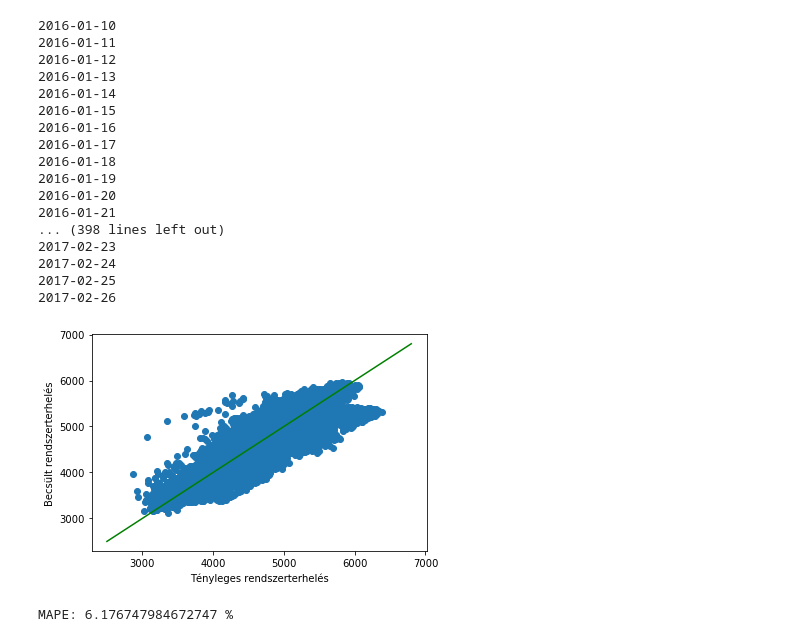
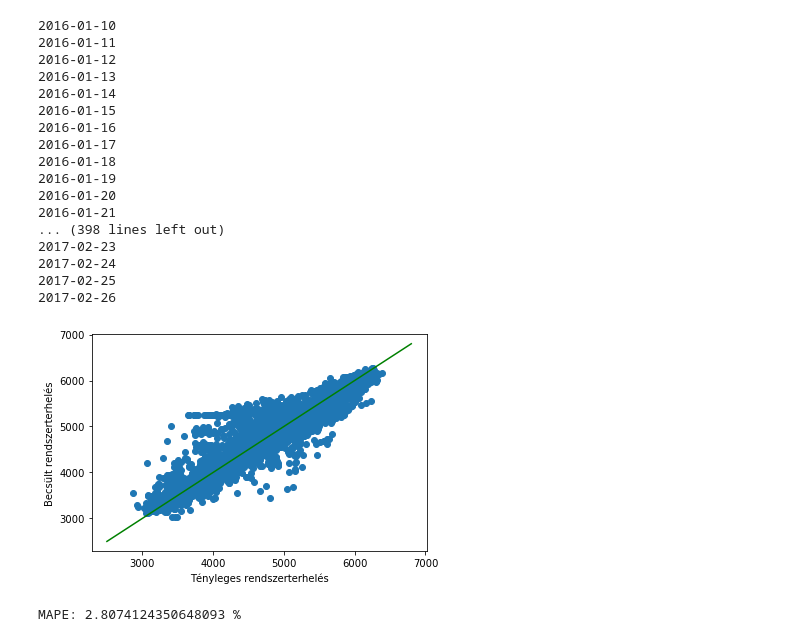
Before and after one commit to Universal95/DataMining_In_The_Energetics, a Jupyter notebook: Prediction.ipynb, the cells around one changed output. Saved outputs shown, nothing was run; the diff lists cells and outputs as text; code cells hidden in the pictures.

Commit message:
modified prediction

```diff
--- a/Prediction.ipynb
+++ b/Prediction.ipynb
@@ -156,41 +95,36 @@ data.__delitem__(TARGET)
 
 for x in [24,48,96,168]:
     data["Lag"+str(x)]=data['target'].shift(x)
 
-# do rolling evaluation on 2016
-preds = rolling_prediction_scheme(data, \
-                                  from_date = date(2016, 1, 9),\
-                                  to_date = date(2017, 2, 26), \
-                                  retrain_how_often_days = 1)
+preds = predict(data, from_date = date(2016, 1, 9), to_date = date(2017, 2, 26), retrain_how_often_days = 7)
 
-#scatterplot
 plt.scatter(preds['target'],preds['prediction'])
 plt.xlabel('Tényleges rendszerterhelés')
 plt.ylabel('Becsült rendszerterhelés')
 plt.plot([2500,6800],[2500,6800],color="green")
 plt.show()
 
 print('MAPE: {} %'.format(mape(preds['target'], preds['prediction'])))
 # %% [output]
 2016-01-10
 2016-01-11
 2016-01-12
 2016-01-13
 2016-01-14
 2016-01-15
 2016-01-16
 2016-01-17
 2016-01-18
 2016-01-19
 2016-01-20
 2016-01-21
 ... (398 lines left out)
 2017-02-23
 2017-02-24
 2017-02-25
 2017-02-26
-[figure, old version]
+[figure, new version]
-MAPE: 6.176747984672747 %
+MAPE: 2.8074124350648093 %
 # %%
 #1-2 rossz
 #3    GBM, 1 napi, idojaras, mean_std,       : 3.3839%
```
Also changed, not shown: parts of 4 cells of this notebook.
